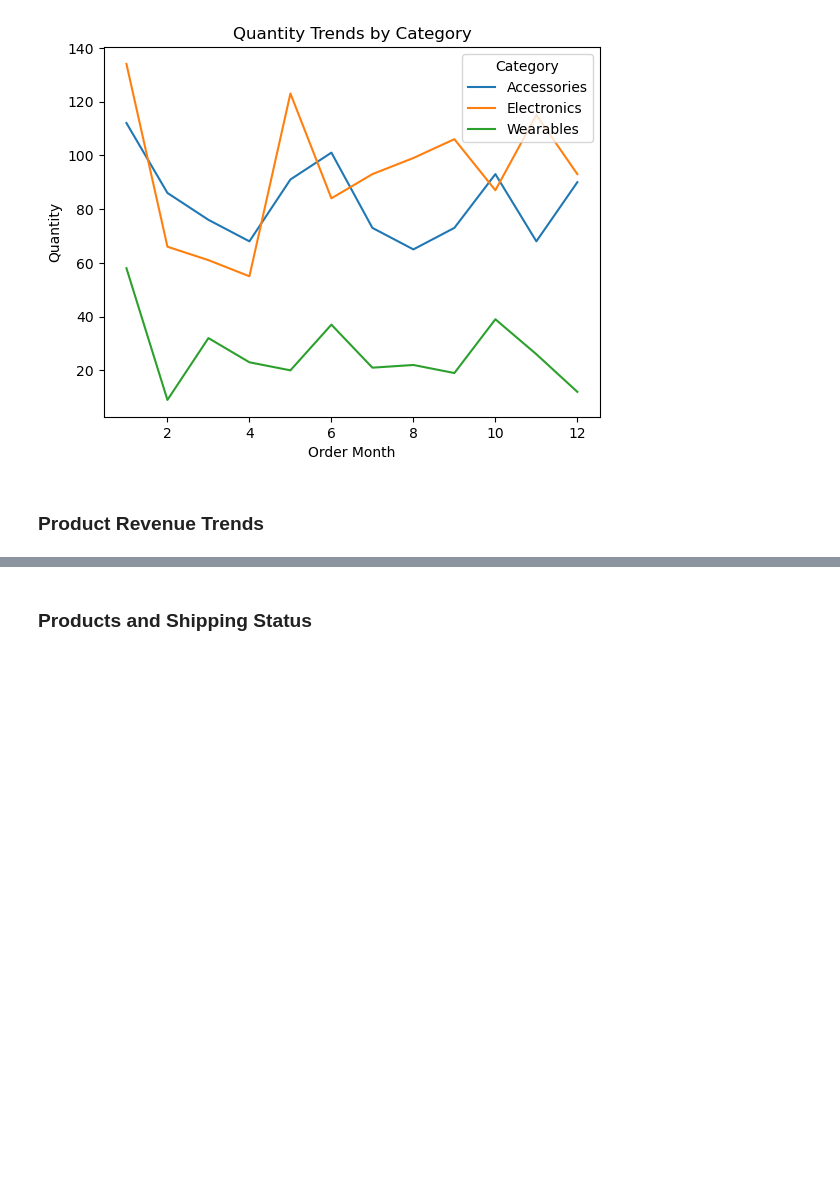
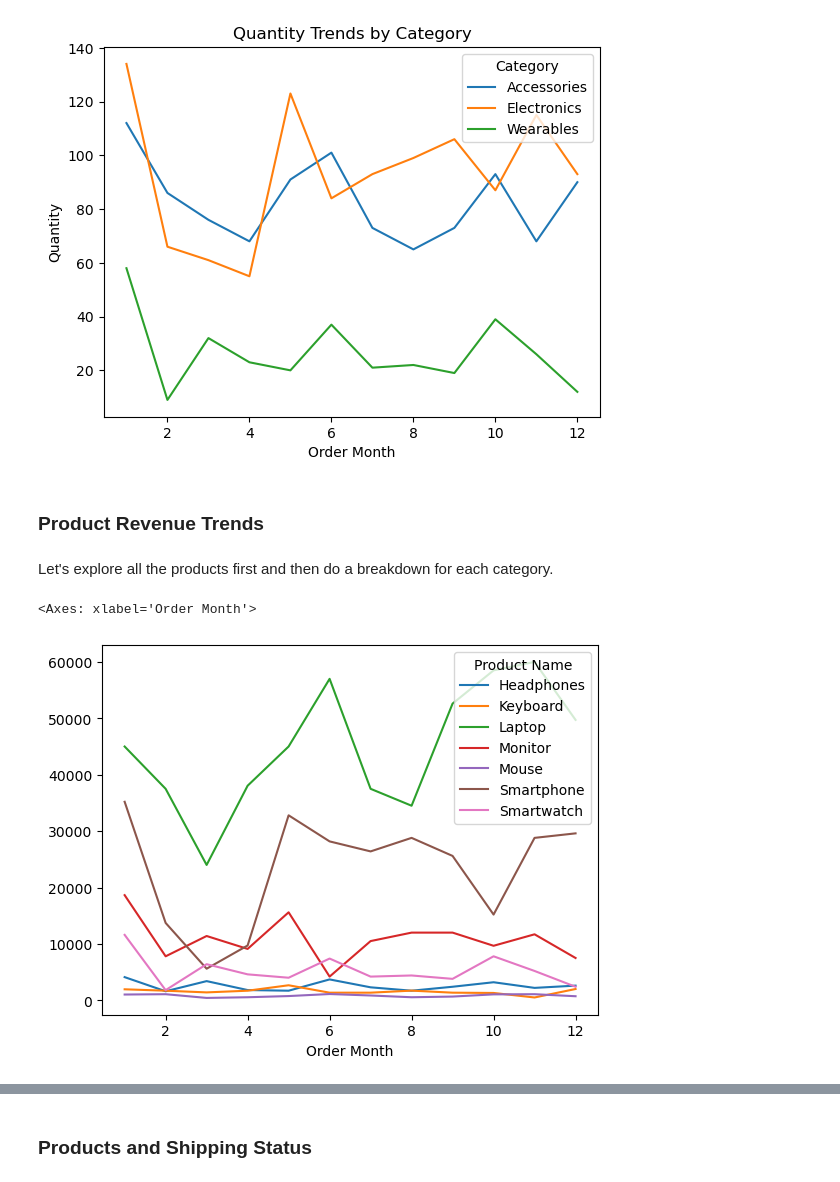
Before and after one commit to Mohammed-Hanan-Othman/ecommerce-sales-analysis, a Jupyter notebook: notebooks/3.product_performance.ipynb, the cells around one changed output, grey strips where cells are left out. Drawn from its saved outputs; the diff is of its cells as text; code cells hidden in the pictures; blank space fills up the shorter version.

```diff
--- a/notebooks/3.product_performance.ipynb
+++ b/notebooks/3.product_performance.ipynb
@@ -104,2 +102,10 @@ plt.show();
 # %% [markdown]
 ### Product Revenue Trends
+# %% [markdown]
+Let's explore all the products first and then do a breakdown for each category.
+# %%
+# All Products Revenue Trends
+df_copy.groupby(by=["Order Month", "Product Name"])["Total Price Calc"].sum().unstack().plot()
+# %% [output]
+<Axes: xlabel='Order Month'>
+[figure, added]
```
Also changed, not shown: parts of 16 cells of this notebook.
